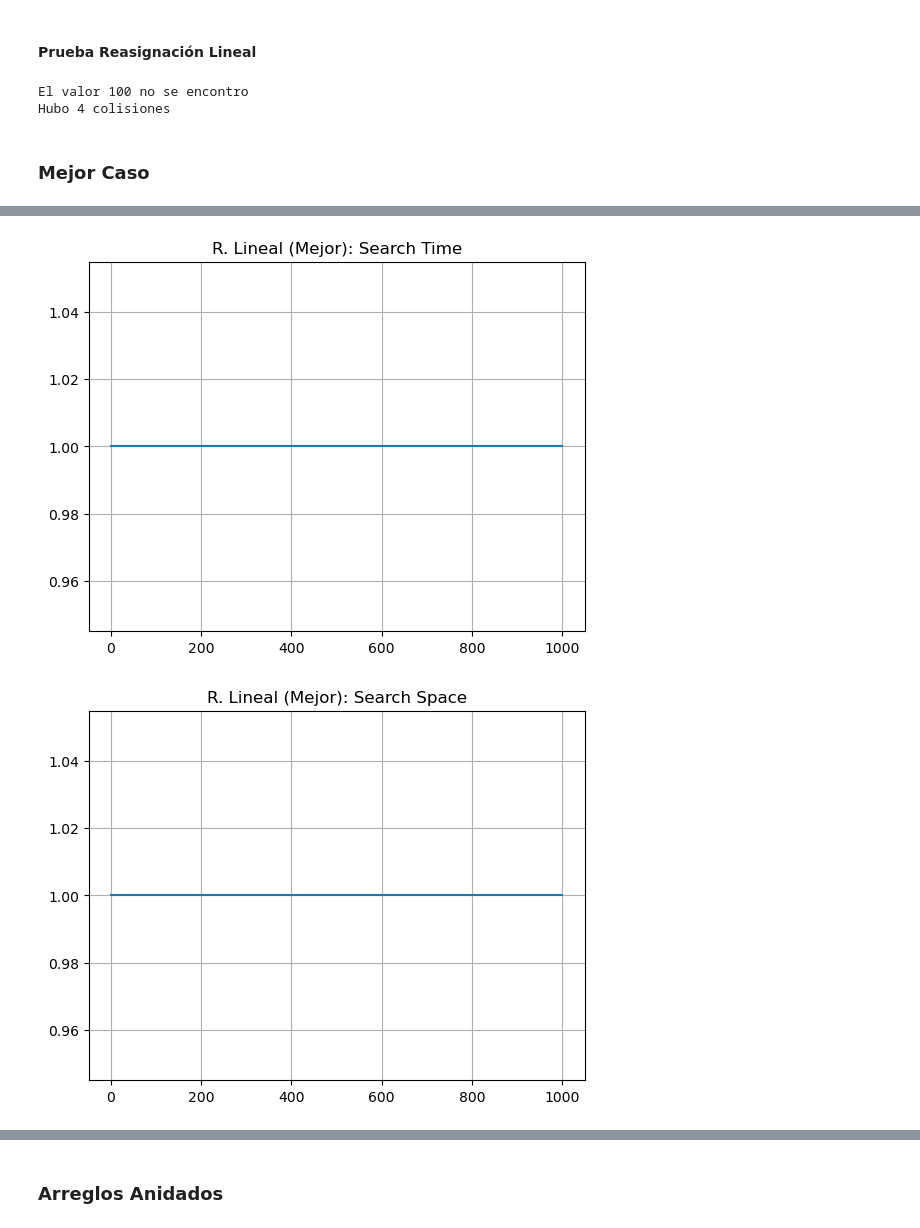
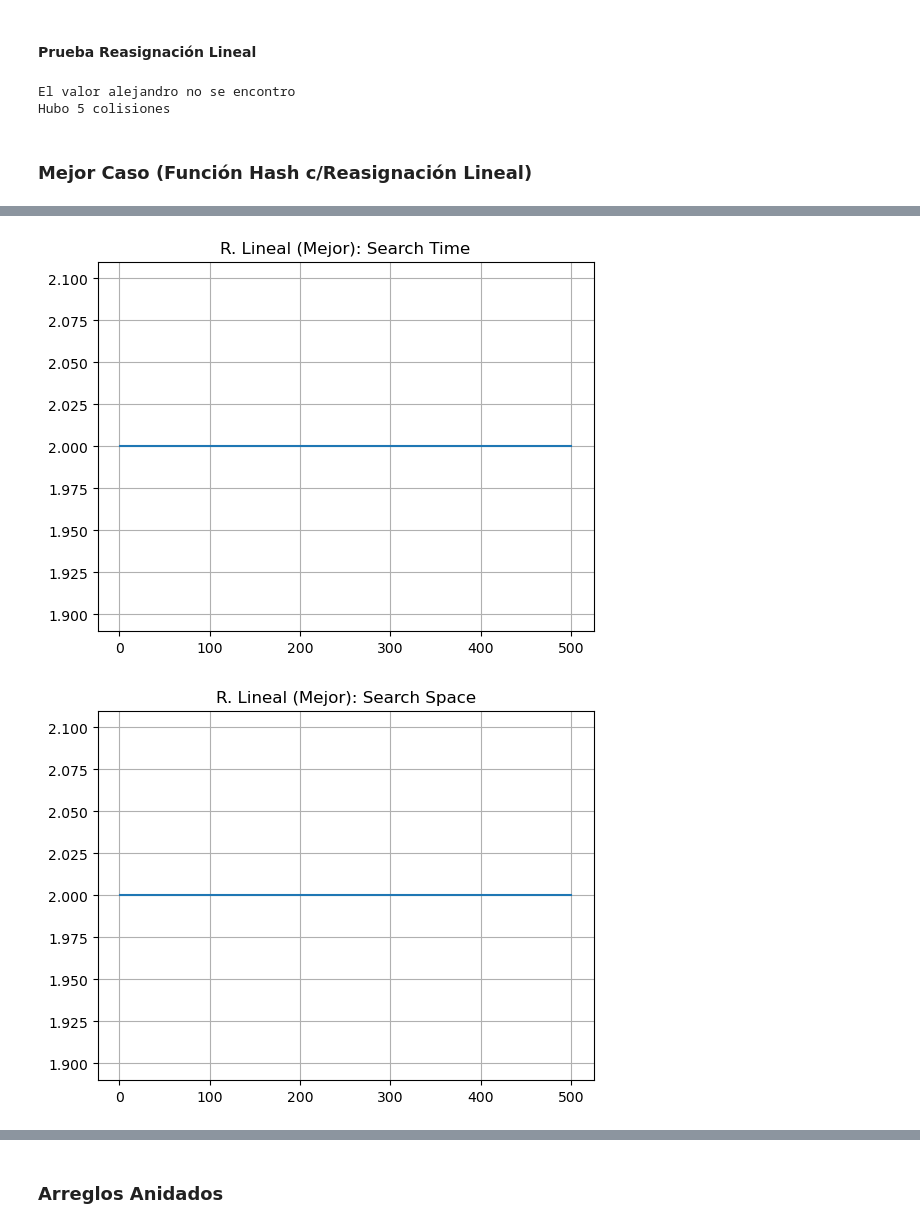
Before and after one commit to amglezb/EDA-II, a Jupyter notebook: GONZALEZ_BARRAGAN-PRACTICA_5/practica5.ipynb, the cells around one changed output, grey strips where cells are left out. Saved outputs shown, nothing was run; the diff lists cells and outputs as text; code cells hidden in the pictures.

```diff
--- a/GONZALEZ_BARRAGAN-PRACTICA_5/practica5.ipynb
+++ b/GONZALEZ_BARRAGAN-PRACTICA_5/practica5.ipynb
@@ -53,7 +56,9 @@ def insert_rea(table, node):
     collisions = 0
     time = 1
     space = 1
-    i = hashMod(node.value, len(table))
+    i, time_hash, space_hash = hashMod(node.value, len(table))
+    time += time_hash
+    space += space_hash
     st_pos = i
     if table[i] is not None:
         collisions = 1
@@ -66,15 +71,17 @@ def insert_rea(table, node):
     table[i] = node
     return collisions, time, space
 
-def search_rea(table, string):
+def search_rea(table, key):
     time = 0
     space = 0
-    i = hashMod(string, len(table))
+    i, time_hash, space_hash = hashMod(key, len(table))
+    time += time_hash
+    space += space_hash
     st_pos = i
     space += 1
     while table[i] is not None:
         time += 1
-        if table[i].value == string:
+        if table[i].value == key:
             return table[i], time, space
         i = (i + 1) % len(table)
         if i == st_pos:
@@ -85,7 +92,7 @@ def search_rea(table, string):
 # %%
 MAX = 10
 table = [None] * MAX
-arr = random_arr(len(table), 0, len(table))
+arr = new_arr("string", len(table), 0) # tipo de arreglo, tamaño, inicio
 
 
 i = 0 # - - - - - - - - - - Insertion - - - - - - - - - -
@@ -99,19 +106,19 @@ while i < len(table):
     space_insert += space
     i += 1
 
-sought = "100" # - - - - - - - - - - Search - - - - - - - - - -
-result, time_search, space_search = search_rea(table, sought)
-if result is not None: print("El valor", sought, "se encontro en el", result.name)
-else: print("El valor", sought, "no se encontro")
+key = "alejandro" # - - - - - - - - - - Search - - - - - - - - - -
+result, time_search, space_search = search_rea(table, key)
+if result is not None: print("El valor", key, "se encontro en el", result.name)
+else: print("El valor", key, "no se encontro")
 print("Hubo", collisions, "colisiones")
 # %% [output]
-El valor 100 no se encontro
-Hubo 4 colisiones
+El valor alejandro no se encontro
+Hubo 5 colisiones
 # %% [markdown]
-### **Mejor Caso**
+### **Mejor Caso (Función Hash c/Reasignación Lineal)**
 # %%
-MAX = 1000
-arr = ordened_arr(MAX, 0, MAX)
+MAX = 500
+arr = new_arr("ordened", MAX, 0) # tipo de arreglo, tamaño, inicio
 aux = []
 
 x = []
@@ -140,8 +147,8 @@ for j in range (len(arr)):
         space_insert += space
         i += 1
 
-    sought = arr[len(aux) - 1].value # - - - - - - - - - - Search - - - - - - - - - -
-    result, time_search, space_search = search_rea(table, sought)
+    key = arr[len(aux) - 1].value # - - - - - - - - - - Search - - - - - - - - - -
+    result, time_search, space_search = search_rea(table, key)
 
     x.append(len(aux))
 
@@ -169,4 +176,12 @@ for caso in casos:
     plt.plot(x, caso["datos_y"])
     plt.grid(True)
     plt.show()
+
+y_coll_mejor = y_collisions
+y_time_in_mejor = y_time_insert
+y_space_in_mejor = y_space_insert
+y_time_se_mejor = y_time_search
+y_space_se_mejor = y_space_search
+y_time_mejor = y_time
+y_space_mejor = y_space
 # %% [output]
@@ -176,2 +191,2 @@ for caso in casos:
-[figure, old version]
+[figure, new version]
-[figure, old version]
+[figure, new version]
```
Also changed, not shown: parts of 21 cells of this notebook, 1 other file.
